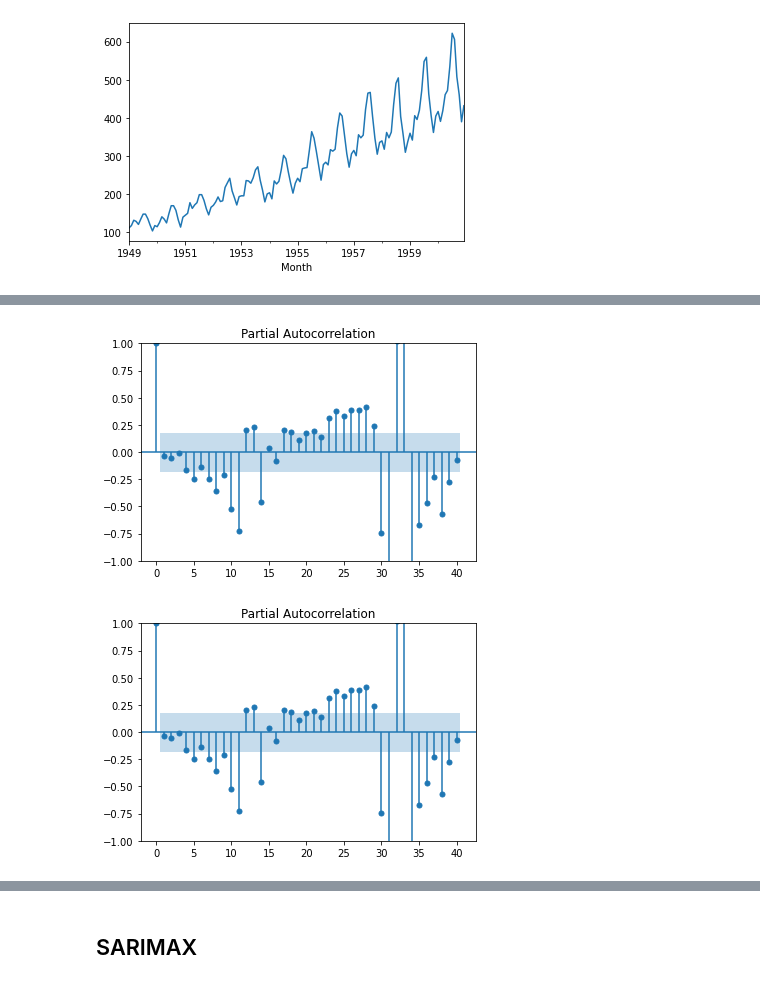
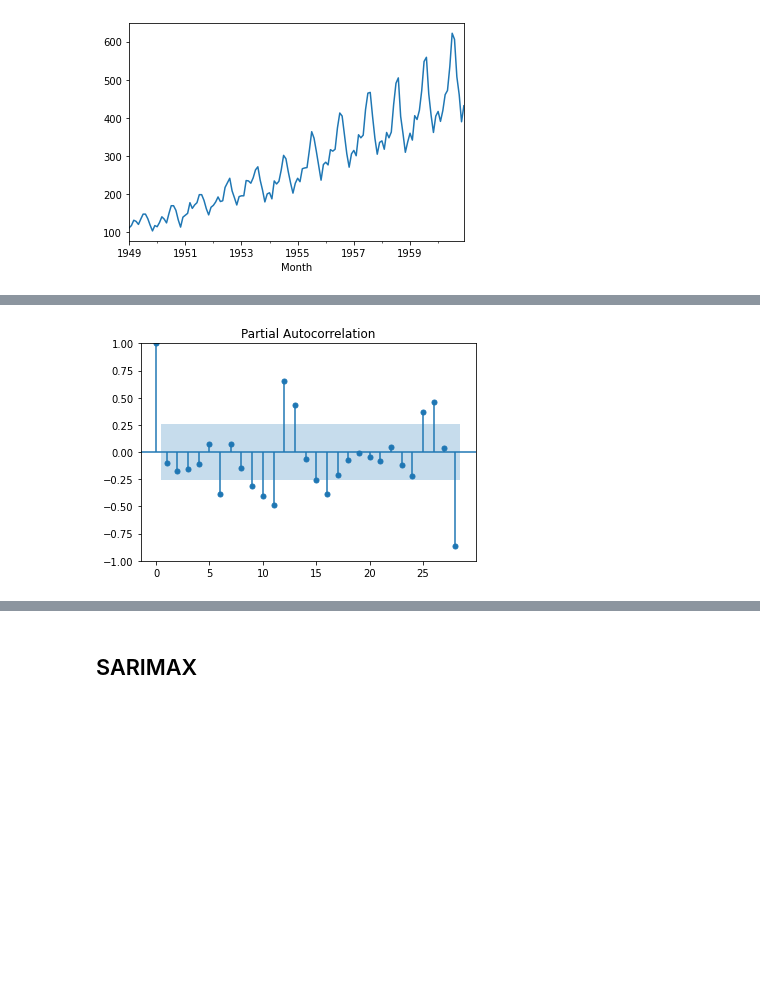
Before and after one commit to miwamasa/DataScience2022, a Jupyter notebook: notebooks/lecture10.ipynb, the cells around one changed output, grey strips where cells are left out. Cells and saved outputs as stored; diff of their text form; code cells hidden in the pictures; blank space fills up the shorter version.

```diff
--- a/notebooks/lecture10.ipynb
+++ b/notebooks/lecture10.ipynb
@@ -756,9 +810,8 @@ plt.bar(range(len(res_d0[1:])), res_d0[1:])
 # %%
 # 偏自己相関
-tsaplots.plot_pacf(res_d0[1:], lags=40)
+tsaplots.plot_pacf(res_d0[1:], lags=28);
 # %% [output]
-[figure, old version]
+[figure, new version]
-[figure, removed]
 # %%
 # 将来予測
 # トレンドが捉えられていない
```
Also changed, not shown: parts of 39 cells of this notebook, 2 other files.
